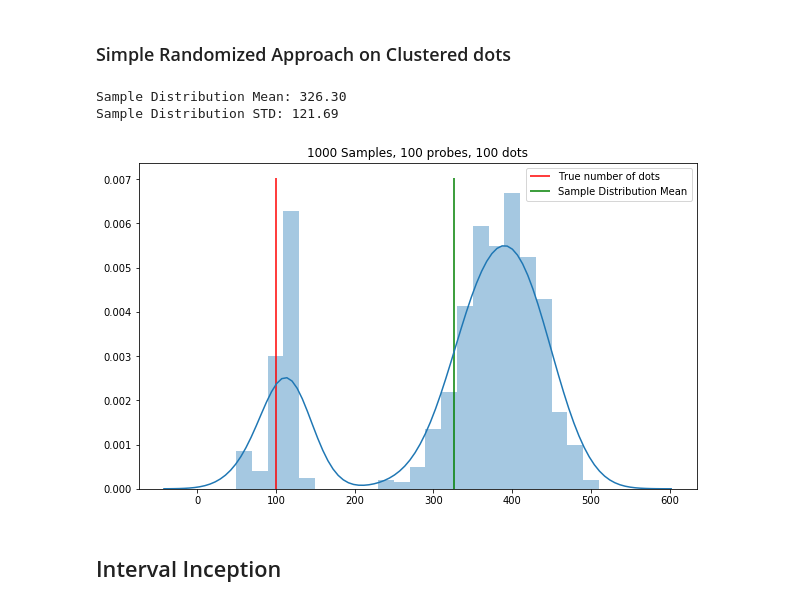
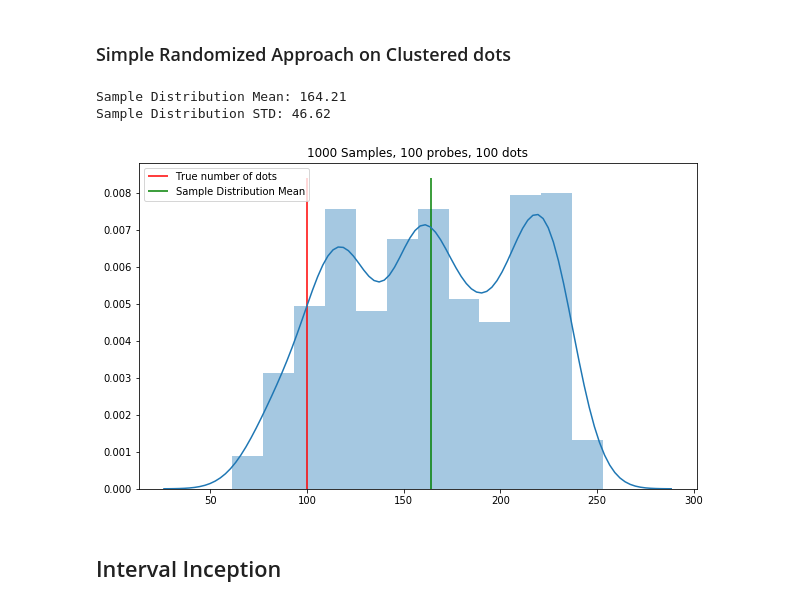
Before and after one commit to sebastiandro/probing-density, a Jupyter notebook: Probing Density.ipynb, the cells around one changed output. Cells and saved outputs as stored; diff of their text form; code cells hidden in the pictures.

```diff
--- a/Probing Density.ipynb
+++ b/Probing Density.ipynb
@@ -98,7 +99,7 @@ Variance over the whole line:  0.06855724829655195
 Let's make an interval with normally distributed points
 # %%
 def custom_gaussian():
-    return random.gauss(0.7, 0.1)
+    return random.gauss(500, 100)
 
 dots_gauss = generate_dots(N,d, custom_gaussian)
 plot_interval(dots_gauss, "Our beautiful Gaussian interval")
@@ -109,8 +110,8 @@ Variance over the whole line:  0.009675141629129386
 # %% [markdown]
 ### Clusters Interval
 # %%
-def generate_clustrs(N, d, num_clusters = 8, std=0.01):
-    mu_range = np.arange(0,1,1/(num_clusters+1*10))
+def generate_clustrs(N, d, num_clusters = 8, std=10):
+    mu_range = np.arange(0,x_max,x_max/(num_clusters+1*10))
     mu_range = mu_range[1:]
     random.shuffle(mu_range)
     dots_clustrs = []
@@ -175,8 +176,8 @@ Let's run the simple probing algorithm and see some approximations
 ### Simple Randomized Approach on Uniform Interval
 # %%
 approximations = []
-for i in range(1000):
-    n_approx, _ = simple_probing(dots, 100, 0, 1)
+for i in range(x_max):
+    n_approx, _ = simple_probing(dots, 100, 0, x_max)
     approximations.append(n_approx)
 
 aprx = np.array(approximations)
@@ -209,7 +210,7 @@ Looks pretty neat! The barplot makes it look like we're ways off, but in reality
 # %%
 approximations = []
 for i in range(1000):
-    n_approx, _ = simple_probing(dots_gauss, 100, 0, 1)
+    n_approx, _ = simple_probing(dots_gauss, 100, 0, x_max)
     approximations.append(n_approx)
 
 aprx = np.array(approximations)
@@ -225,15 +226,15 @@ We're beginning to see some issues with the algorithm. The error rate is around
 # %%
 approximations = []
 for i in range(1000):
-    n_approx, _ = simple_probing(dots_clustrs, 100, 0, 1)
+    n_approx, _ = simple_probing(dots_clustrs, 100, 0, x_max)
     approximations.append(n_approx)
 
 aprx = np.array(approximations)
 plot_sample_dist(aprx, 100)
 # %% [output]
-Sample Distribution Mean: 326.30
-Sample Distribution STD: 121.69
+Sample Distribution Mean: 164.21
+Sample Distribution STD: 46.62
-[figure, old version]
+[figure, new version]
 # %% [markdown]
 ## Interval Inception
 # %% [markdown]
```
Also changed, not shown: parts of 12 cells of this notebook.
